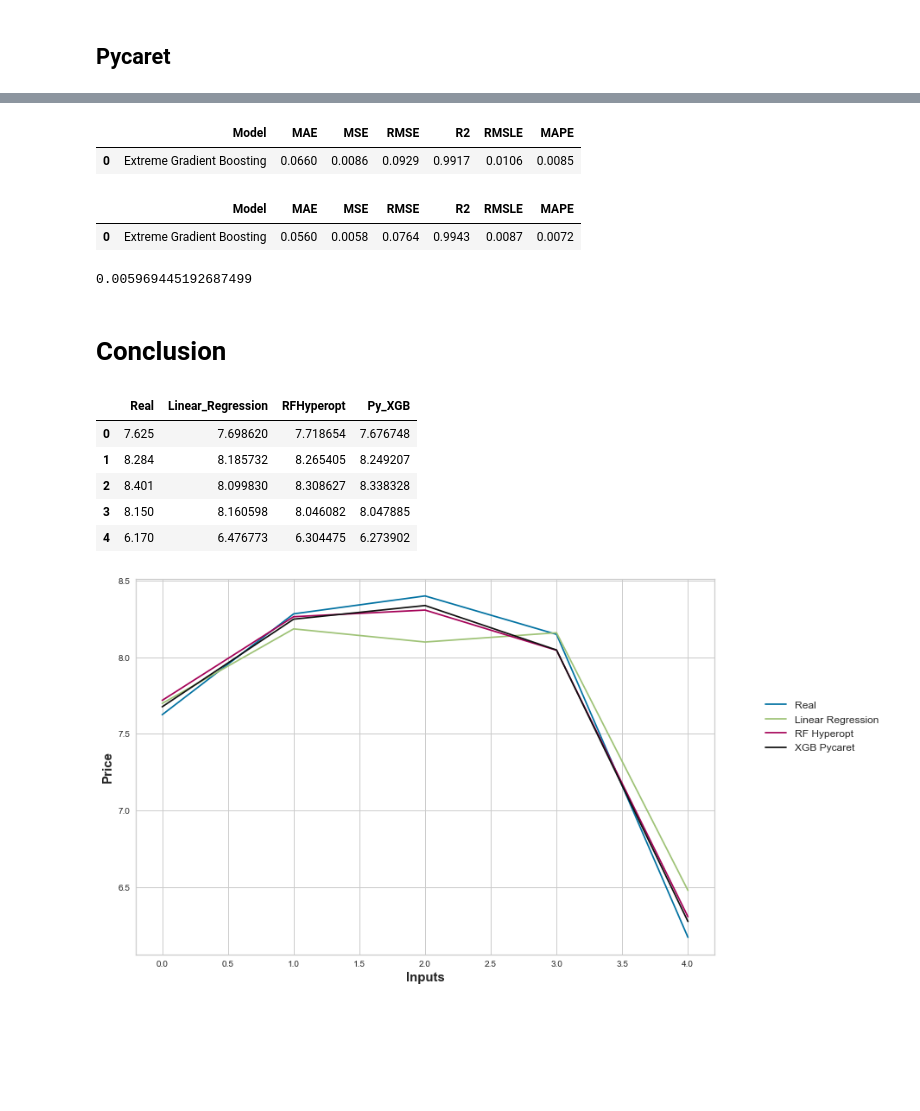
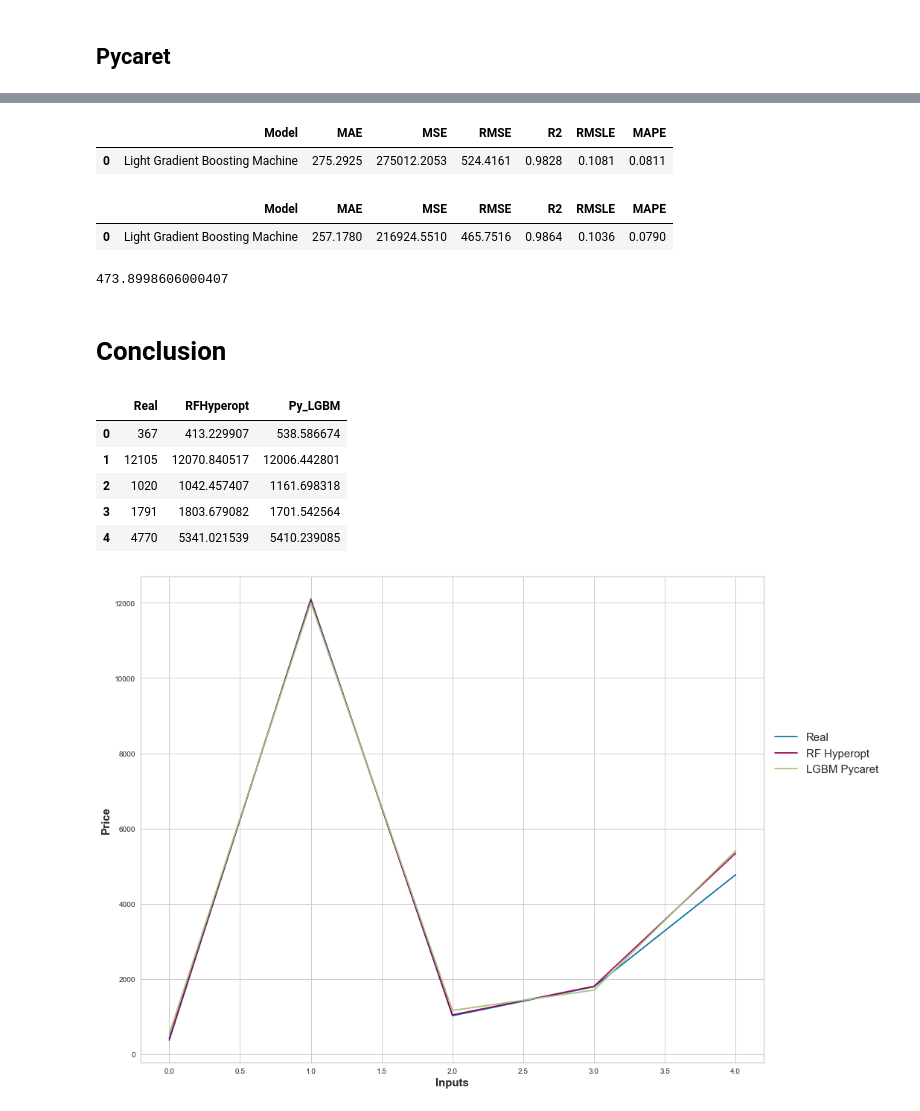
Before and after one commit to MarioGar25/Diamonds-everywhere, a Jupyter notebook: Diamonds-ML-Model.ipynb, the cells around one changed output, grey strips where cells are left out. Saved outputs shown, nothing was run; the diff lists cells and outputs as text; code cells hidden in the pictures; blank space fills up the shorter version.

```diff
--- a/Diamonds-ML-Model.ipynb
+++ b/Diamonds-ML-Model.ipynb
@@ -634,0 +573,2 @@ tune_xgb = tune_model(xgb_reg, optimize = "MSE")
+# %%
+lgbm_reg = create_model("lightgbm")
@@ -651,5 +621,5 @@ plot_model(xgb_reg, plot="vc")
 # %%
-predict_model(xgb_reg);
+predict_model(lgbm_reg);
 # %% [output]
 |  | Model | MAE | MSE | RMSE | R2 | RMSLE | MAPE |
-| 0 | Extreme Gradient Boosting | 0.0660 | 0.0086 | 0.0929 | 0.9917 | 0.0106 | 0.0085 |
+| 0 | Light Gradient Boosting Machine | 275.2925 | 275012.2053 | 524.4161 | 0.9828 | 0.1081 | 0.0811 |
@@ -658,42 +626,42 @@ final_xgb = finalize_model(xgb_reg)
+# %%
+final_lgbm = finalize_model(lgbm_reg)
 # %%
-predict_model(final_xgb);
+predict_model(final_lgbm);
 # %% [output]
 |  | Model | MAE | MSE | RMSE | R2 | RMSLE | MAPE |
-| 0 | Extreme Gradient Boosting | 0.0560 | 0.0058 | 0.0764 | 0.9943 | 0.0087 | 0.0072 |
+| 0 | Light Gradient Boosting Machine | 257.1780 | 216924.5510 | 465.7516 | 0.9864 | 0.1036 | 0.0790 |
 # %%
-y_pred_test_py = final_xgb.predict(X_test)
+y_pred_test_py = final_lgbm.predict(X_test)
 # %%
-mse_test_py = mse(y_test, y_pred_test_py)
+rmse_py = mse(y_test, y_pred_test_py)**0.5
+rmse_py
+# %% [output]
+473.8998606000407
-# %%
-mse_test_py
-# %% [output]
-0.005969445192687499
 # %%
-final_df["Py_XGB"] = y_pred_test_py
-final_df = final_df.reset_index().drop("index", axis=1).head()
+pred_df["Py_LGBM"] = y_pred_test_py
+pred_df = pred_df.reset_index().drop("index", axis=1).head()
 # %% [markdown]
 # Conclusion
 # %%
-final_df.head()
+pred_df.head()
 # %% [output]
-|  | Real | Linear_Regression | RFHyperopt | Py_XGB |
-| 0 | 7.625 | 7.698620 | 7.718654 | 7.676748 |
-| 1 | 8.284 | 8.185732 | 8.265405 | 8.249207 |
-| 2 | 8.401 | 8.099830 | 8.308627 | 8.338328 |
-| 3 | 8.150 | 8.160598 | 8.046082 | 8.047885 |
-| 4 | 6.170 | 6.476773 | 6.304475 | 6.273902 |
+|  | Real | RFHyperopt | Py_LGBM |
+| 0 | 367 | 413.229907 | 538.586674 |
+| 1 | 12105 | 12070.840517 | 12006.442801 |
+| 2 | 1020 | 1042.457407 | 1161.698318 |
+| 3 | 1791 | 1803.679082 | 1701.542564 |
+| 4 | 4770 | 5341.021539 | 5410.239085 |
 # %%
-plt.figure(figsize=(12,8))
+plt.figure(figsize=(15,12))
 
-plt.plot(final_df["Real"], label = "Real", color = "b")
-plt.plot(final_df["Linear_Regression"], label = "Linear Regression", color = "g")
-plt.plot(final_df["RFHyperopt"], label = "RF Hyperopt", color = "m")
-plt.plot(final_df["Py_XGB"], label = "XGB Pycaret", color = "k")
+plt.plot(pred_df["Real"], label = "Real", color = "b")
+plt.plot(pred_df["RFHyperopt"], label = "RF Hyperopt", color = "m")
+plt.plot(pred_df["Py_LGBM"], label = "LGBM Pycaret", color = "g")
 
 plt.xlabel("Inputs", fontsize = 15, fontweight = "bold")
 plt.ylabel("Price", fontsize = 15, fontweight = "bold")
 
-plt.legend(loc="best", bbox_to_anchor=(1.0, 0.2, 0.3, 0.5), fontsize = 12, shadow=True)
+plt.legend(loc="best", bbox_to_anchor=(1.0, 0.2, 0.2, 0.5), fontsize = 15, shadow=True)
 plt.show();
 # %% [output]
-[figure, old version]
+[figure, new version]
```
Also changed, not shown: parts of 57 cells of this notebook, 2 other files.
